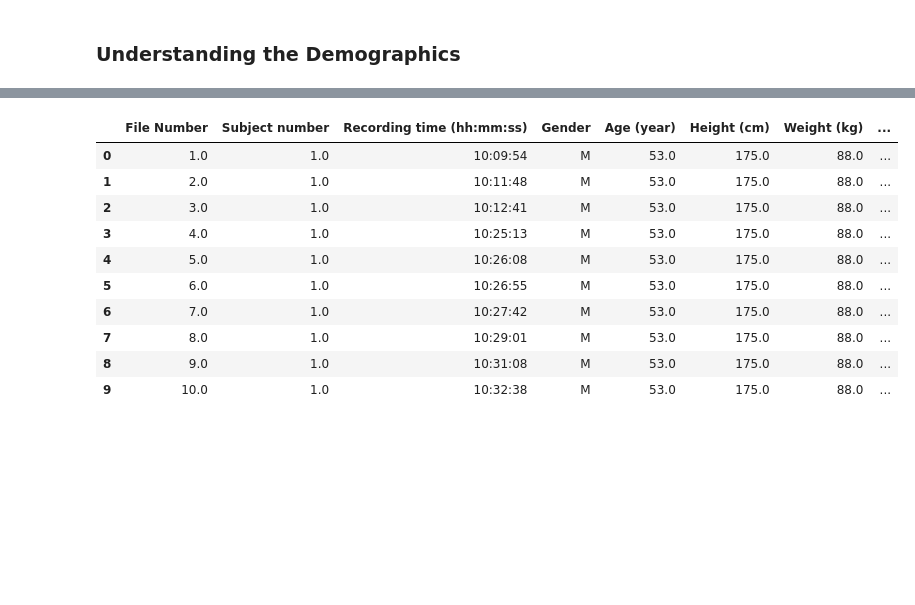
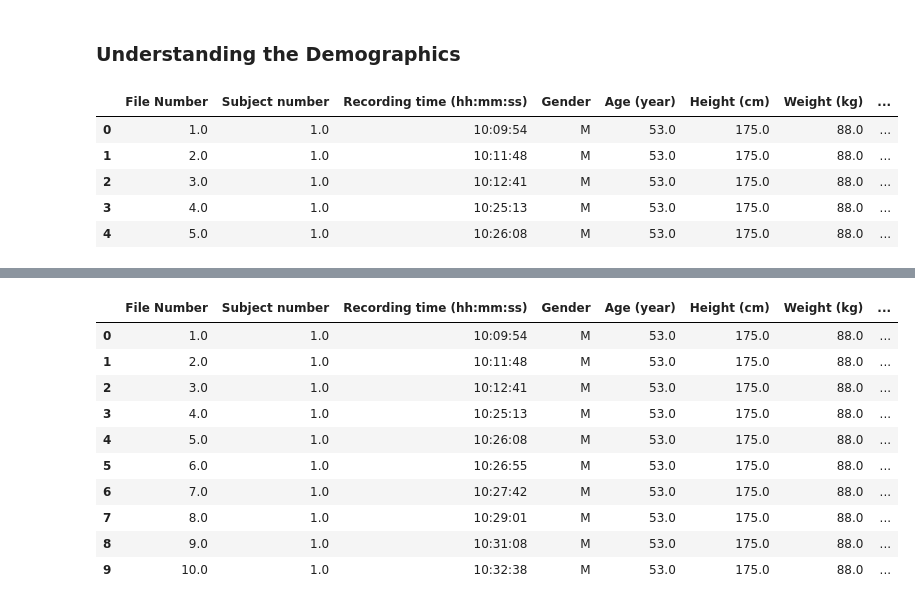
Before and after one commit to Henry7755/ProJect64, a Jupyter notebook: src/demographics.ipynb, the cells around one changed output, grey strips where cells are left out. Drawn from its saved outputs; the diff is of its cells as text; code cells hidden in the pictures; blank space fills up the shorter version.

```diff
--- a/src/demographics.ipynb
+++ b/src/demographics.ipynb
@@ -42,22 +42,15 @@ from matplotlib import pyplot as plt
 from datetime import datetime, timedelta
 # %%
 df = pd.read_csv('Demographics_Cleaned.csv', )
-# Convert 'Recording time' string to datetime.time object
-# Assuming 'Recording time (hh:mm:ss)' is the column with time strings
-# Check the first few rows of the DataFrame to understand its structure
-
-# Function to safely convert time strings
-def parse_time(val):
-    if pd.isna(val):
-        return None
-    try:
-        return datetime.strptime(str(val).strip(), "%H:%M:%S").time()
-    except ValueError:
-        print(f"Skipping invalid time format: {val}")
-        return None
-
-# Apply the conversion
-df["Recording time"] = df["Recording time (hh:mm:ss)"].apply(parse_time)
+# Display the first few rows of the DataFrame to understand its structure
+df.head()
+# %% [output]
+|  | File Number | Subject number | Recording time (hh:mm:ss) | Gender | Age (year) | Height (cm) | Weight (kg) | ... |
+| 0 | 1.0 | 1.0 | 10:09:54 | M | 53.0 | 175.0 | 88.0 | ... |
+| 1 | 2.0 | 1.0 | 10:11:48 | M | 53.0 | 175.0 | 88.0 | ... |
+| 2 | 3.0 | 1.0 | 10:12:41 | M | 53.0 | 175.0 | 88.0 | ... |
+| 3 | 4.0 | 1.0 | 10:25:13 | M | 53.0 | 175.0 | 88.0 | ... |
+| 4 | 5.0 | 1.0 | 10:26:08 | M | 53.0 | 175.0 | 88.0 | ... |
 # %%
 df.info()
 # %% [output]
```
Also changed, not shown: parts of 5 cells of this notebook, 1 other file.
